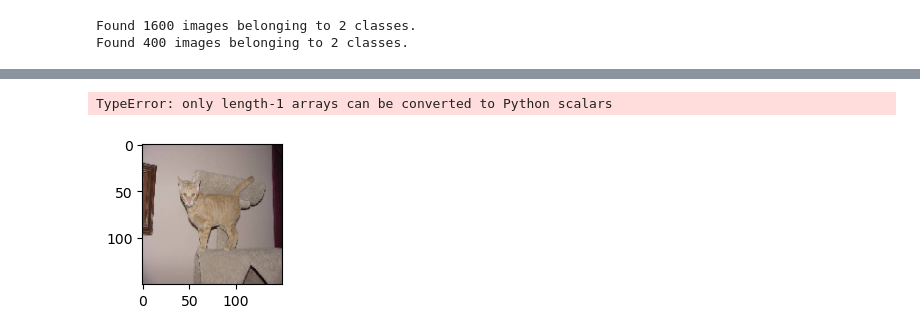
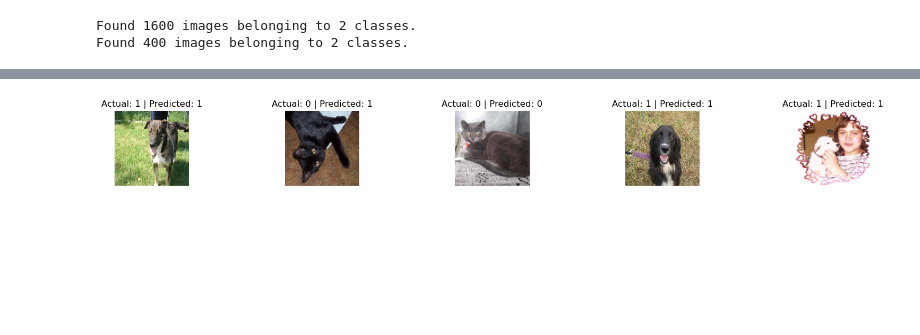
Before and after one commit to brenttsss/cats-dogs-autoencoder, a Jupyter notebook: unsupervised_learning.ipynb, the cells around one changed output, grey strips where cells are left out. Cells and saved outputs as stored; diff of their text form; code cells hidden in the pictures; blank space fills up the shorter version.

```diff
--- a/unsupervised_learning.ipynb
+++ b/unsupervised_learning.ipynb
@@ -52,7 +52,8 @@ validation_generator = model_datagen.flow_from_directory(
 test_generator = test_datagen.flow_from_directory(
     test_dir,
     target_size=(150, 150),
-    shuffle=True
+    shuffle=True,
+    class_mode='binary'
 )
 # %% [output]
 Found 1600 images belonging to 2 classes.
@@ -255,7 +256,7 @@ plt.figure(figsize=(20, 4))
 for i in range(n):
     # Display Original images
     ax = plt.subplot(2, n, i + 1)
-    plt.imshow(X_test[i].reshape(150, 150, 3))
+    plt.imshow(X_test[i])
     plt.title(f"Actual: {int(Y_test[i])} | Predicted: {int(predictions[i] > 0.5)}")
     plt.axis('off')
 plt.show()
@@ -264,2 +265 @@ plt.show()
-TypeError: only length-1 arrays can be converted to Python scalars
-[figure, old version]
+[figure, new version]
```
Also changed, not shown: parts of 7 cells of this notebook.
